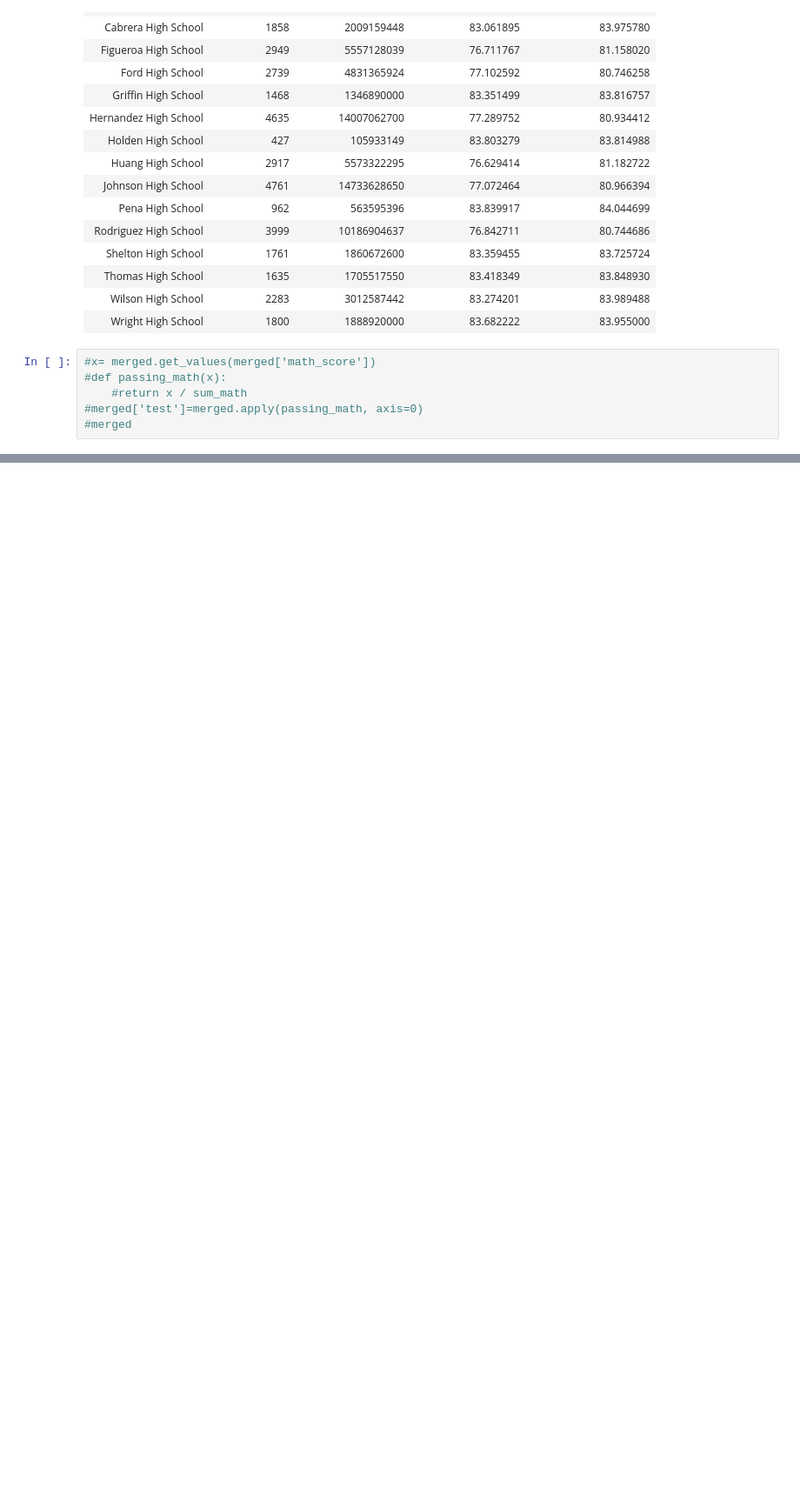
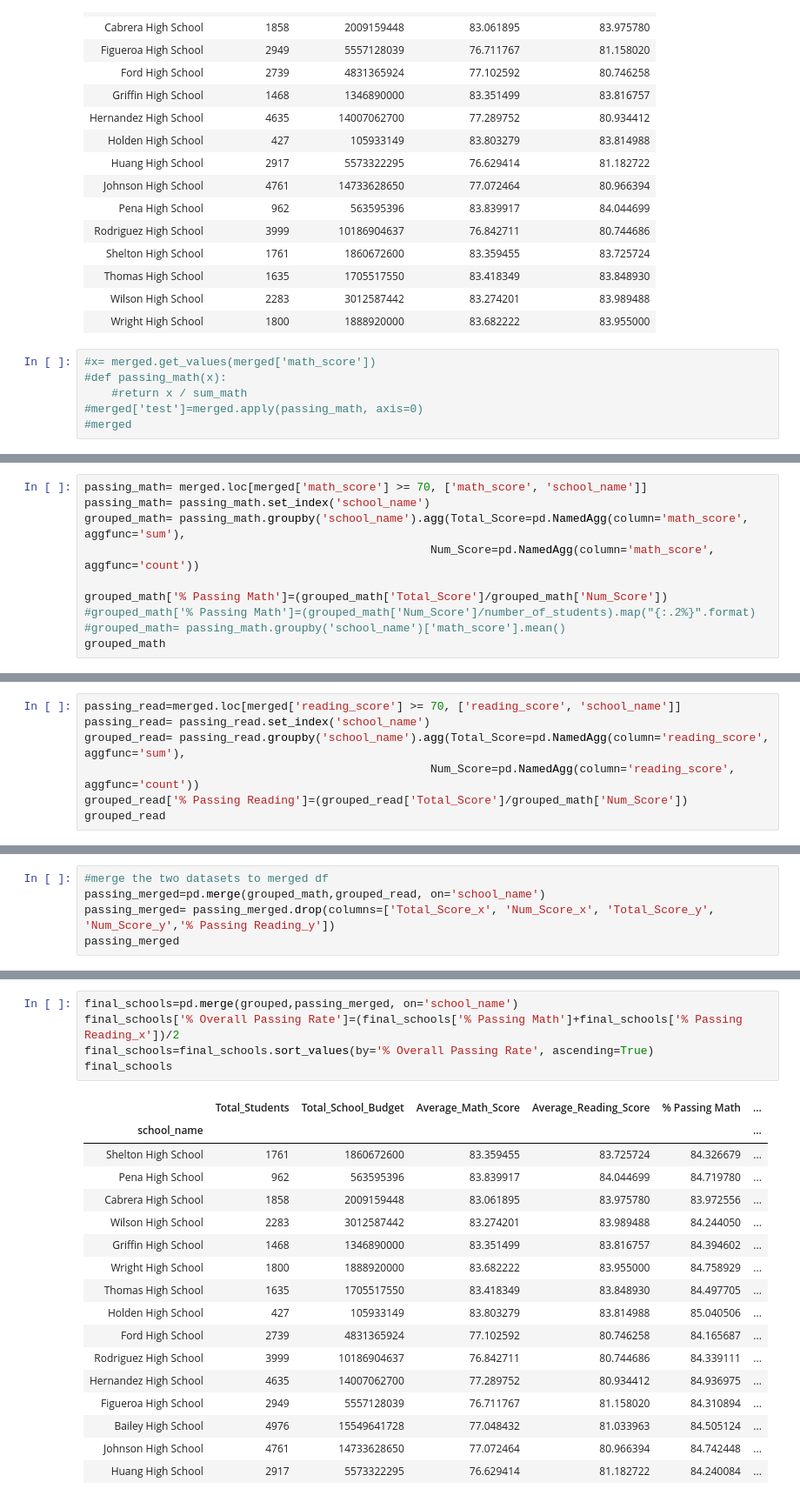
Before and after one commit to jran14/pandas-challenge, a Jupyter notebook: PyCitySchools/PyCitySchools.ipynb, the cells around one changed output, grey strips where cells are left out. Shown at 87% size. Saved outputs shown, nothing was run; the diff lists cells and outputs as text; blank space fills up the shorter version.

```diff
--- a/PyCitySchools/PyCitySchools.ipynb
+++ b/PyCitySchools/PyCitySchools.ipynb
@@ -153,0 +168,10 @@ TypeError: '>=' not supported between instances of 'str' and 'int'
+# %%
+passing_math= merged.loc[merged['math_score'] >= 70, ['math_score', 'school_name']]
+passing_math= passing_math.set_index('school_name')
+grouped_math= passing_math.groupby('school_name').agg(Total_Score=pd.NamedAgg(column='math_score', aggfunc='sum'),
+                                                   Num_Score=pd.NamedAgg(column='math_score', aggfunc='count'))
+
+grouped_math['% Passing Math']=(grouped_math['Total_Score']/grouped_math['Num_Score'])
+#grouped_math['% Passing Math']=(grouped_math['Num_Score']/number_of_students).map("{:.2%}".format)
+#grouped_math= passing_math.groupby('school_name')['math_score'].mean()
+grouped_math
@@ -153,0 +196,7 @@ TypeError: '>=' not supported between instances of 'str' and 'int'
+# %%
+passing_read=merged.loc[merged['reading_score'] >= 70, ['reading_score', 'school_name']]
+passing_read= passing_read.set_index('school_name')
+grouped_read= passing_read.groupby('school_name').agg(Total_Score=pd.NamedAgg(column='reading_score', aggfunc='sum'),
+                                                   Num_Score=pd.NamedAgg(column='reading_score', aggfunc='count'))
+grouped_read['% Passing Reading']=(grouped_read['Total_Score']/grouped_math['Num_Score'])
+grouped_read
@@ -153,0 +221,5 @@ TypeError: '>=' not supported between instances of 'str' and 'int'
+# %%
+#merge the two datasets to merged df
+passing_merged=pd.merge(grouped_math,grouped_read, on='school_name')
+passing_merged= passing_merged.drop(columns=['Total_Score_x', 'Num_Score_x', 'Total_Score_y', 'Num_Score_y','% Passing Reading_y'])
+passing_merged
@@ -153,0 +244,23 @@ TypeError: '>=' not supported between instances of 'str' and 'int'
+# %%
+final_schools=pd.merge(grouped,passing_merged, on='school_name')
+final_schools['% Overall Passing Rate']=(final_schools['% Passing Math']+final_schools['% Passing Reading_x'])/2
+final_schools=final_schools.sort_values(by='% Overall Passing Rate', ascending=True)
+final_schools
+# %% [output]
+|  | Total_Students | Total_School_Budget | Average_Math_Score | Average_Reading_Score | % Passing Math | ... |
+| school_name |  |  |  |  |  | ... |
+| Shelton High School | 1761 | 1860672600 | 83.359455 | 83.725724 | 84.326679 | ... |
+| Pena High School | 962 | 563595396 | 83.839917 | 84.044699 | 84.719780 | ... |
+| Cabrera High School | 1858 | 2009159448 | 83.061895 | 83.975780 | 83.972556 | ... |
+| Wilson High School | 2283 | 3012587442 | 83.274201 | 83.989488 | 84.244050 | ... |
+| Griffin High School | 1468 | 1346890000 | 83.351499 | 83.816757 | 84.394602 | ... |
+| Wright High School | 1800 | 1888920000 | 83.682222 | 83.955000 | 84.758929 | ... |
+| Thomas High School | 1635 | 1705517550 | 83.418349 | 83.848930 | 84.497705 | ... |
+| Holden High School | 427 | 105933149 | 83.803279 | 83.814988 | 85.040506 | ... |
+| Ford High School | 2739 | 4831365924 | 77.102592 | 80.746258 | 84.165687 | ... |
+| Rodriguez High School | 3999 | 10186904637 | 76.842711 | 80.744686 | 84.339111 | ... |
+| Hernandez High School | 4635 | 14007062700 | 77.289752 | 80.934412 | 84.936975 | ... |
+| Figueroa High School | 2949 | 5557128039 | 76.711767 | 81.158020 | 84.310894 | ... |
+| Bailey High School | 4976 | 15549641728 | 77.048432 | 81.033963 | 84.505124 | ... |
+| Johnson High School | 4761 | 14733628650 | 77.072464 | 80.966394 | 84.742448 | ... |
+| Huang High School | 2917 | 5573322295 | 76.629414 | 81.182722 | 84.240084 | ... |
```
Also changed, not shown: parts of 6 cells of this notebook.
